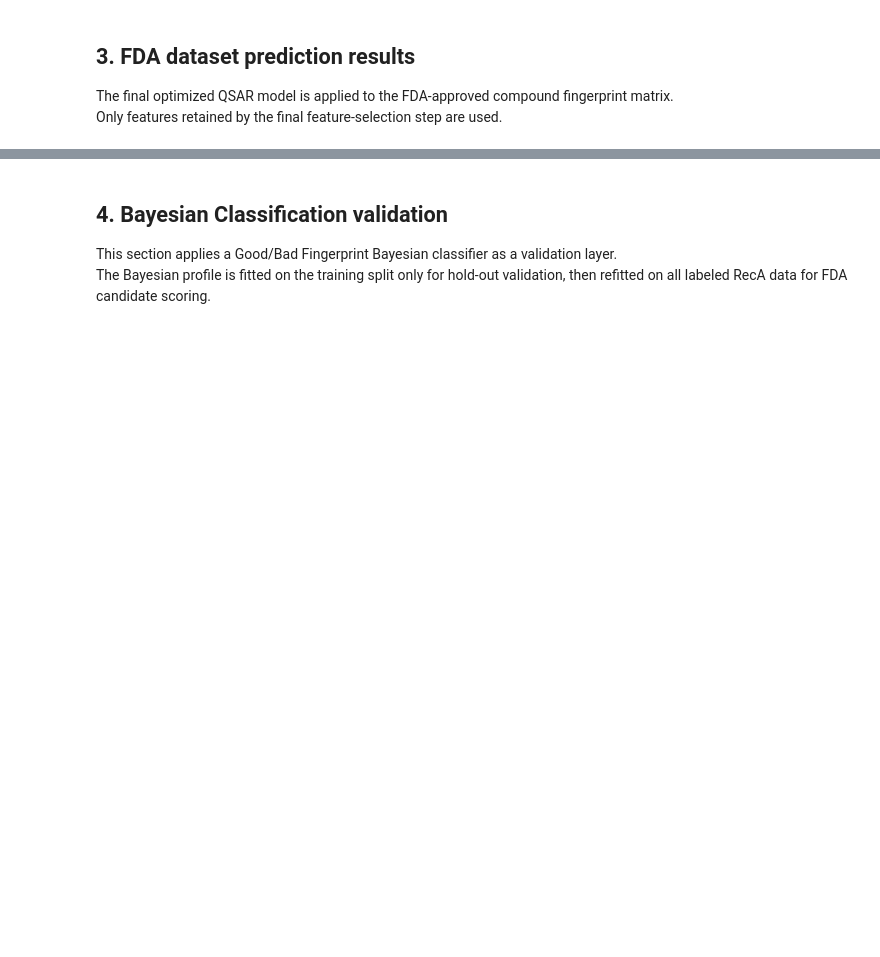
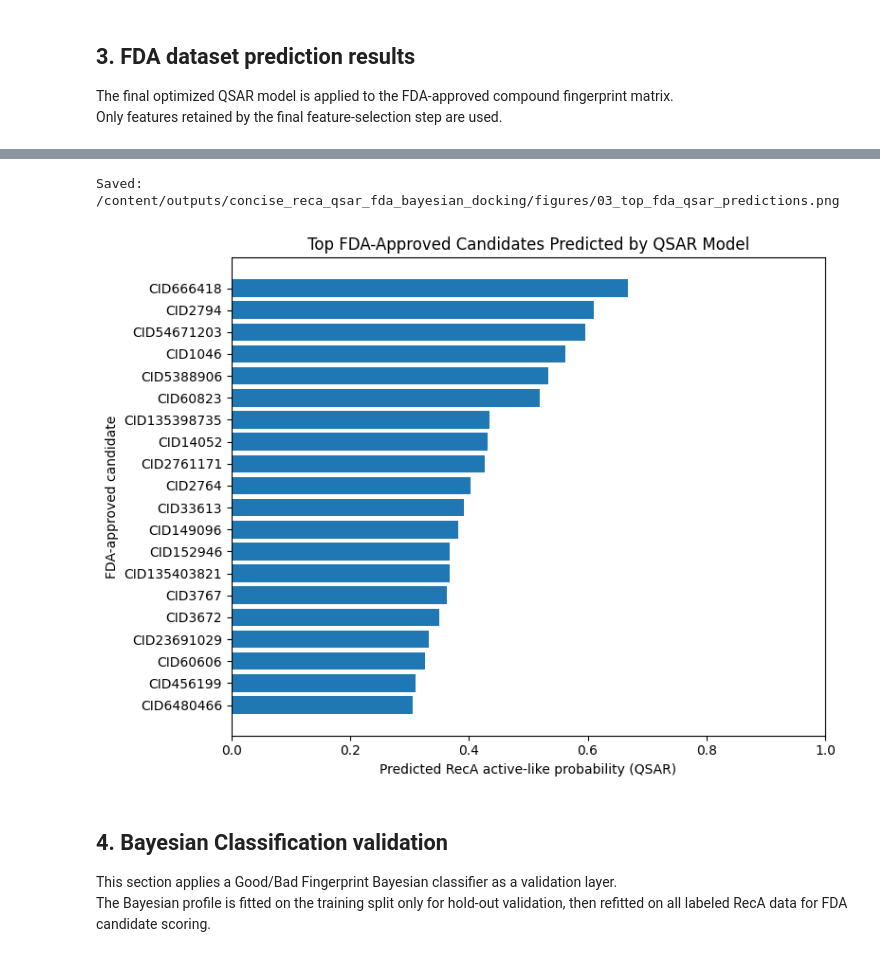
Before and after one commit to akbar527/Akbar, a Jupyter notebook: 5_6_7_RecA_CONCISE_QSAR_FDA_Bayesian_Docking_PUBLICATION_READY.ipynb, the cells around one changed output, grey strips where cells are left out. Cells and saved outputs as stored; diff of their text form; code cells hidden in the pictures; blank space fills up the shorter version.

```diff
--- a/5_6_7_RecA_CONCISE_QSAR_FDA_Bayesian_Docking_PUBLICATION_READY.ipynb
+++ b/5_6_7_RecA_CONCISE_QSAR_FDA_Bayesian_Docking_PUBLICATION_READY.ipynb
@@ -457,22 +1424,27 @@ display(fda_prediction_df[display_cols].head(TOP_N_CANDIDATES))
 # %%
+import matplotlib.pyplot as plt
+
 # ============================================================
 # 3.1 FDA prediction figure
 # ============================================================
 
 plot_df = fda_prediction_df.head(TOP_N_CANDIDATES).copy()
 plot_df["candidate_label"] = plot_df["Name"].astype(str)
 
 plt.figure(figsize=(8, 6))
 plt.barh(
     plot_df["candidate_label"][::-1],
     plot_df["predicted_probability_active"][::-1],
 )
-plt.xlabel("Predicted RecA active-like probability")
+plt.xlabel("Predicted RecA active-like probability (QSAR)")
 plt.ylabel("FDA-approved candidate")
-plt.title("Top FDA-Approved Candidates Predicted by Final QSAR Model")
+plt.title("Top FDA-Approved Candidates Predicted by QSAR Model")
 plt.xlim(0, 1)
 save_current_figure("03_top_fda_qsar_predictions.png")
 plt.show()
+# %% [output]
+Saved: /content/outputs/concise_reca_qsar_fda_bayesian_docking/figures/03_top_fda_qsar_predictions.png
+[figure, added]
 # %% [markdown]
 ## 4. Bayesian Classification validation
 
```
Also changed, not shown: parts of 14 cells of this notebook.
